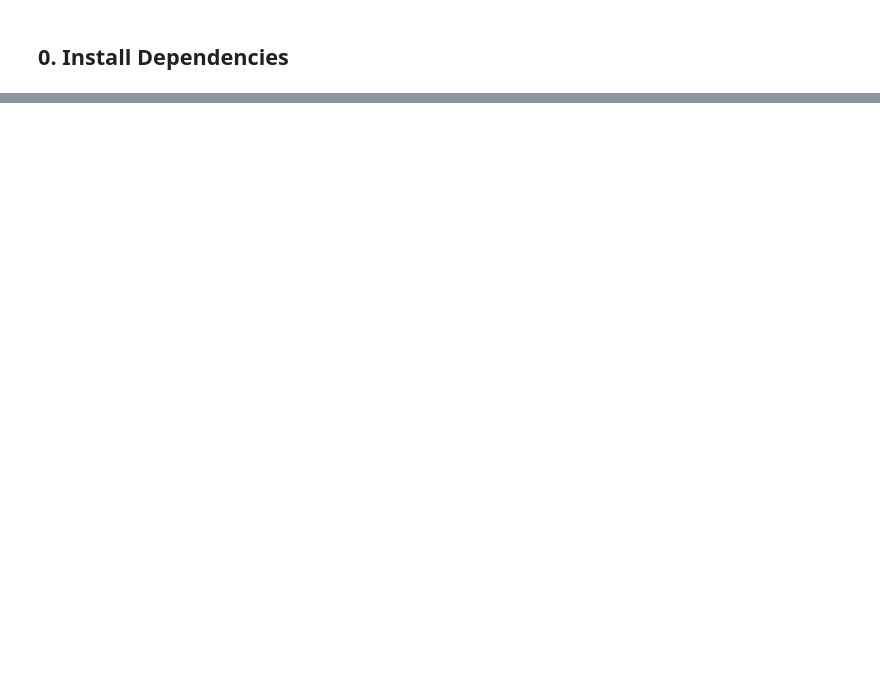
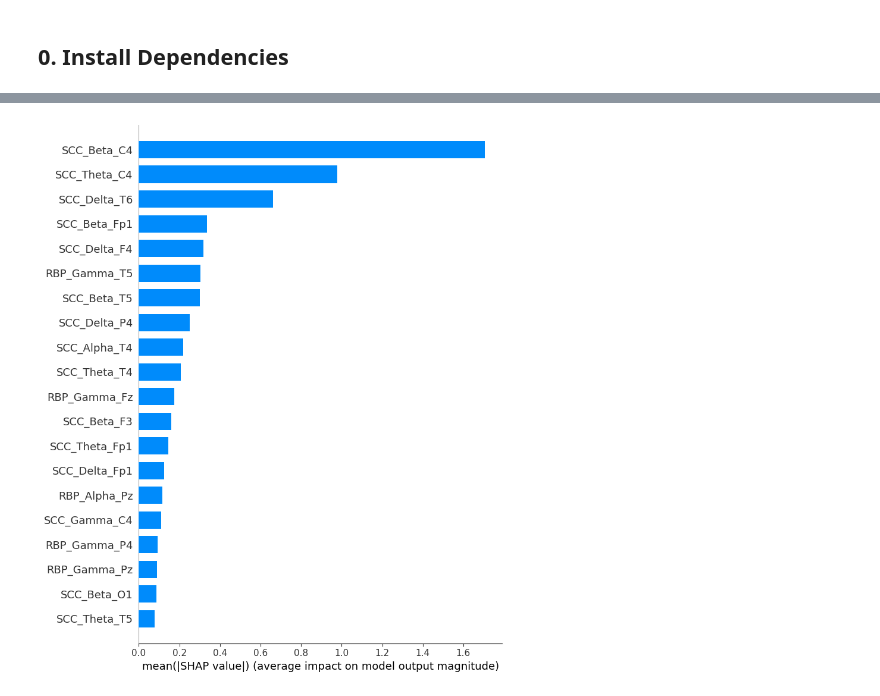
Before and after one commit to RichardG-PU/mlers, a Jupyter notebook: eeg_xgboost.ipynb, the cells around one changed output, grey strips where cells are left out. Cells and saved outputs as stored; diff of their text form; code cells hidden in the pictures; blank space fills up the shorter version.

```diff
--- a/eeg_xgboost.ipynb
+++ b/eeg_xgboost.ipynb
@@ -426,0 +39,11 @@ print("\nSaved to predictions.csv")
+# %%
+DATA_DIR   = "training"          # root folder with AD/, CN/, FTD/
+LABEL_CSV  = "training/train_label_mapping.csv"
+ORIG_SFREQ = 500                 # original sampling rate (Hz)
+SFREQ      = 128                 # target sampling rate (Hz)
+WIN_SEC    = 30                  # window length in seconds
+STEP_SEC   = 15                  # step size in seconds
+WIN_SAMP   = WIN_SEC  * SFREQ    # samples per window
+STEP_SAMP  = STEP_SEC * SFREQ    # samples per step
+TEST_SIZE  = 0.2                 # fraction of subjects held out for test
+LABEL_MAP  = {'A': 1, 'C': 0}   # AD=1, CN=0
@@ -426,0 +304,14 @@ print("\nSaved to predictions.csv")
+# %%
+final_model = XGBClassifier(
+    n_estimators=300,
+    max_depth=4,
+    learning_rate=0.05,
+    subsample=0.8,
+    colsample_bytree=0.8,
+    use_label_encoder=False,
+    eval_metric='logloss',
+    random_state=42,
+    n_jobs=-1
+)
+final_model.fit(X_train, y_train)
+print("Final model trained.")
@@ -426,0 +382,11 @@ print("\nSaved to predictions.csv")
+# %%
+explainer  = shap.TreeExplainer(final_model)
+shap_values = explainer.shap_values(X_test)
+
+# Summary plot — top 20 features
+shap.summary_plot(
+    shap_values, X_test,
+    feature_names=FEATURE_NAMES,
+    max_display=20,
+    show=True
+)
@@ -426,0 +395,11 @@ print("\nSaved to predictions.csv")
+# %%
+# Bar chart — mean absolute SHAP per feature (top 20)
+shap.summary_plot(
+    shap_values, X_test,
+    feature_names=FEATURE_NAMES,
+    plot_type='bar',
+    max_display=20,
+    show=True
+)
+# %% [output]
+[figure, added]
```
Also changed, not shown: parts of 63 cells of this notebook, 12 other files.
